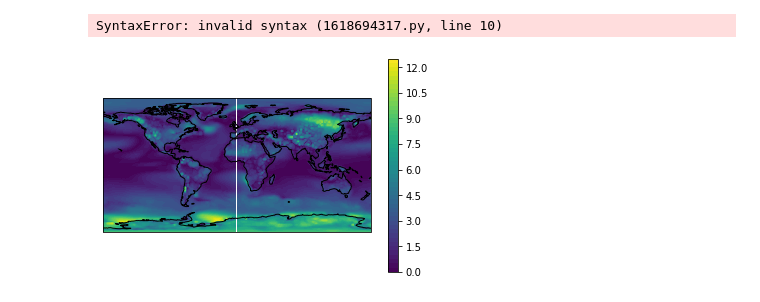
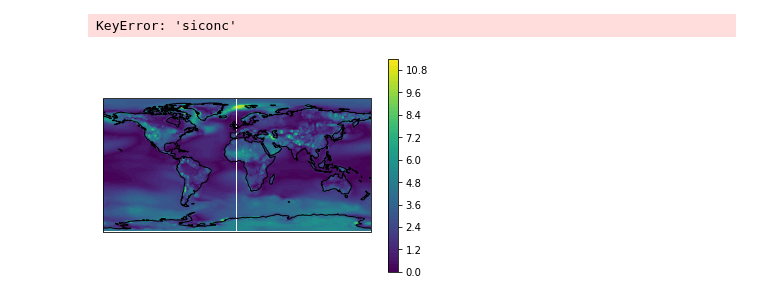
Before and after one commit to JanStreffing/cmpitool, a Jupyter notebook: cmpi_testbed.ipynb, the cells around one changed output. Cells and saved outputs as stored; diff of their text form; code cells hidden in the pictures.

Commit message:
add obs data, some preliminary eval files and updates for notebook structure to deal with models that have partial variable coverage

```diff
--- a/cmpi_testbed.ipynb
+++ b/cmpi_testbed.ipynb
@@ -20,0 +172,5 @@ out_path='output/'
+# %%
+for model in models:
+    print(model)
+    for var in models[model]:
+        print(var)
@@ -21,36 +196,15 @@ out_path='output/'
 # %%
 #Loading obs data
-'''
-variables = {
-    'siconc':'OSISAF',
-    'tas':'ERA5',
-    'clt':'MODIS',
-    'pr':'GPCP',
-    'rlut':'CERES',
-    'uas':'ERA5',
-    'vas':'ERA5',
-    'ua':'ERA5',
-    'zg':'ERA5'}
-'''
-variables = {
-    'tas':'ERA5',
-    'pr':'GPCP',
-    'uas':'ERA5',
-    'vas':'ERA5',
-    'ua':'ERA5',
-    'zg':'ERA5'}
-
-seasons = ['MAM', 'JJA', 'SON', 'DJF']
-
 ds_obs = OrderedDict()
-for var in variables:
+for var in obs:
     for seas in seasons:
         intermediate = xr.open_dataset(obs_path+var+'_'+variables[var]+'_'+seas+'.nc')
         ds_obs[var,seas] = intermediate.compute()
+# %% [output]
+KeyError: 'siconc'
 # %%
 #Loading model data
-models = ['ECE','BCC','NESM3','SNU','CAMS','NOAA-GFDL','HadGEM3MM','MRI']
-time = '198912-201411'
+
 
 ds_model = OrderedDict()
 
@@ -126,47 +237,45 @@ for var in variables:
 # %%
 #Write field mean of errors into csv files
 for model in models:
-    with open('/p/project/chhb19/streffing1/software/cmpi-tool/'+model+'.csv', 'w', newline='') as csvfile:
+    with open('/p/project/chhb19/streffing1/software/cmpi-tool/obs/'+model+'.csv', 'w', newline='') as csvfile:
         writer = csv.writer(csvfile, delimiter=' ',quotechar='|', quoting=csv.QUOTE_MINIMAL)
-        for region in regions:
-            for var in variables:
+        for var in variables:
+            for region in regions:
                 if (var == 'uas' or var == 'vas') and model == 'SNU':
                     continue
                 for seas in seasons:
-                    if var == 'tas'; then:
+                    if (var == 'tas'):
                         writer.writerow([var,region,seas,mean_error[var,seas,model,region].tas.values[0]])
-                    if (var == 'uas') then:
+                    if (var == 'uas'):
                         writer.writerow([var,region,seas,mean_error[var,seas,model,region].uas.values[0]])
-                    if (var == 'vas') then:
+                    if (var == 'vas'):
                         writer.writerow([var,region,seas,mean_error[var,seas,model,region].vas.values[0]])
-                    if (var == 'ua') then:
+                    if (var == 'ua'):
                         writer.writerow([var,region,seas,mean_error[var,seas,model,region].ua.values[0]])
-                    if (var == 'zg') then:
+                    if (var == 'zg'):
                         writer.writerow([var,region,seas,mean_error[var,seas,model,region].zg.values[0]])
-                    if (var == 'pr') then:
+                    if (var == 'pr'):
                         writer.writerow([var,region,seas,mean_error[var,seas,model,region].pr.values[0]])
-                    if (var == 'rlut') then:
+                    if (var == 'rlut'):
                         writer.writerow([var,region,seas,mean_error[var,seas,model,region].rlut.values[0]])
-                    if (var == 'clt') then:
+                    if (var == 'clt'):
                         writer.writerow([var,region,seas,mean_error[var,seas,model,region].clt.values[0]])
-                    if (var == 'siconc') then:
+                    if (var == 'siconc'):
                         writer.writerow([var,region,seas,mean_error[var,seas,model,region].siconc.values[0]])
-# %% [output]
-SyntaxError: invalid syntax (1618694317.py, line 10)
 # %%
-tas = abs_error[var,'MAM','ECE'].variables['tas'][0, :, :]
-lats = abs_error[var,'MAM','ECE'].variables['lat'][:]
-lons = abs_error[var,'MAM','BCC'].variables['lon'][:]
+tas = abs_error['tas','DJF','ECE','glob'].variables['tas'][0, :, :]
+lats = abs_error['tas','DJF','ECE','glob'].variables['lat'][:]
+lons = abs_error['tas','DJF','ECE','glob'].variables['lon'][:]
 
 ax = plt.axes(projection=ccrs.PlateCarree())
 
 plt.contourf(lons, lats, tas, 60,
              transform=ccrs.PlateCarree())
 
 ax.coastlines()
 
 # Add a color bar
 plt.colorbar(ax=ax, shrink=.98)
 plt.show()
 # %% [output]
-[figure, old version]
+[figure, new version]
```
Also changed, not shown: parts of 4 cells of this notebook, 41 other files.
